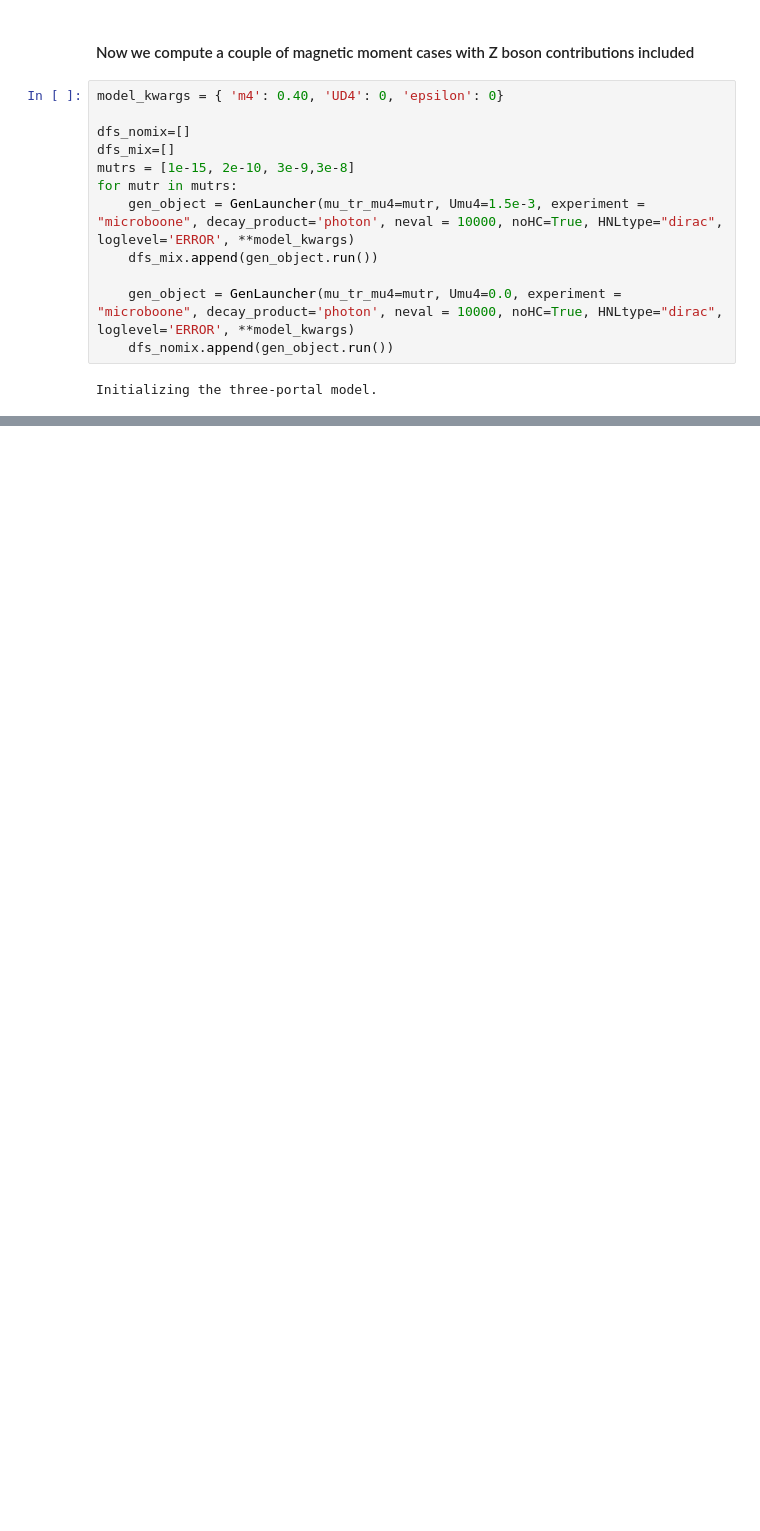
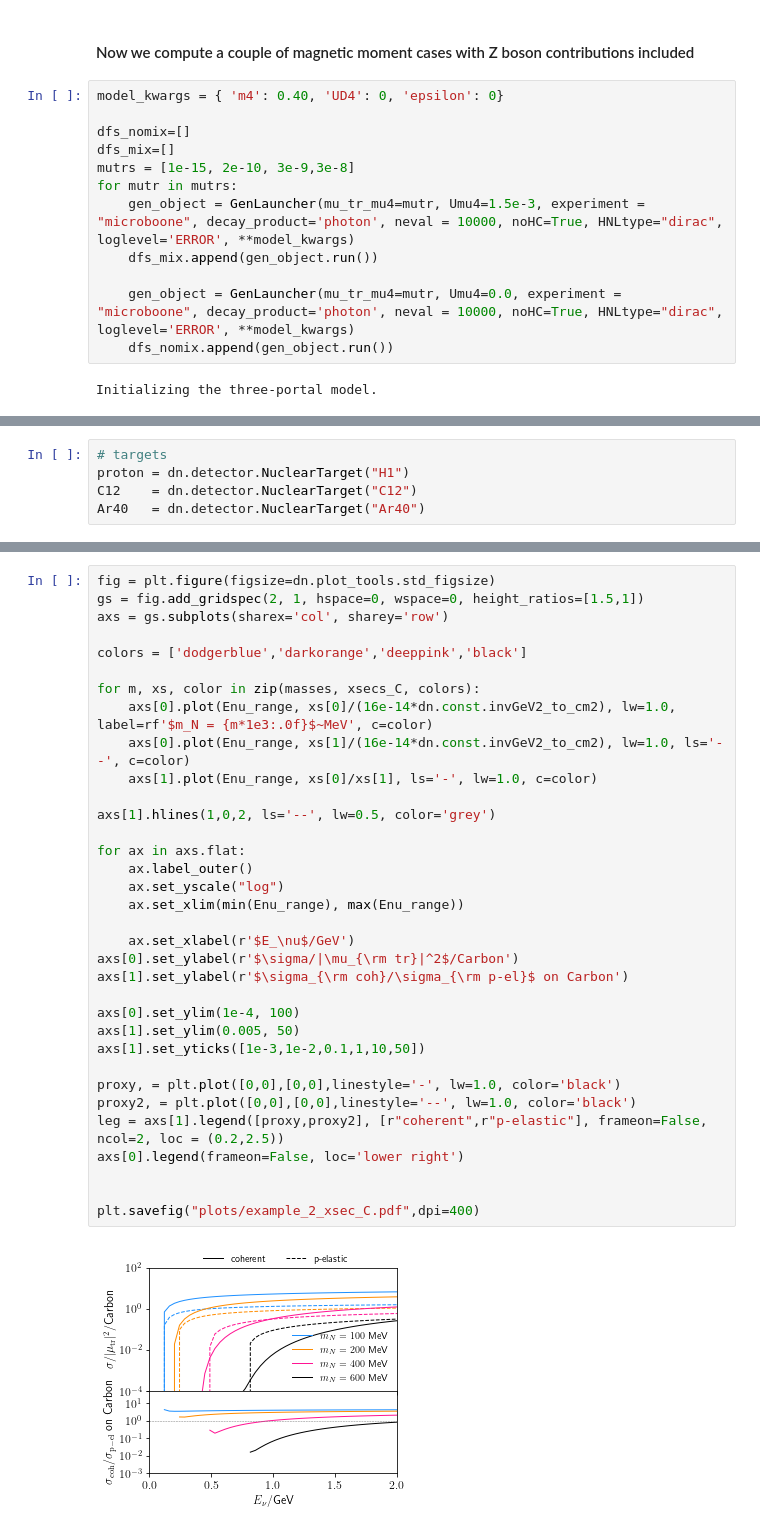
Before and after one commit to mhostert/DarkNews-generator, a Jupyter notebook: examples/Example_2_TMM.ipynb, the cells around one changed output, grey strips where cells are left out. Saved outputs shown, nothing was run; the diff lists cells and outputs as text; blank space fills up the shorter version.

```diff
--- a/examples/Example_2_TMM.ipynb
+++ b/examples/Example_2_TMM.ipynb
@@ -137,0 +139,5 @@ dn.plot_tools.std_savefig(fig,'plots/TMM_and_mixing.pdf')
+# %%
+# targets
+proton = dn.detector.NuclearTarget("H1")
+C12    = dn.detector.NuclearTarget("C12")
+Ar40   = dn.detector.NuclearTarget("Ar40")
@@ -137,0 +170,36 @@ dn.plot_tools.std_savefig(fig,'plots/TMM_and_mixing.pdf')
+# %%
+fig = plt.figure(figsize=dn.plot_tools.std_figsize)
+gs = fig.add_gridspec(2, 1, hspace=0, wspace=0, height_ratios=[1.5,1])
+axs = gs.subplots(sharex='col', sharey='row')
+
+colors = ['dodgerblue','darkorange','deeppink','black']
+
+for m, xs, color in zip(masses, xsecs_C, colors):
+    axs[0].plot(Enu_range, xs[0]/(16e-14*dn.const.invGeV2_to_cm2), lw=1.0, label=rf'$m_N = {m*1e3:.0f}$~MeV', c=color)
+    axs[0].plot(Enu_range, xs[1]/(16e-14*dn.const.invGeV2_to_cm2), lw=1.0, ls='--', c=color)
+    axs[1].plot(Enu_range, xs[0]/xs[1], ls='-', lw=1.0, c=color)
+
+axs[1].hlines(1,0,2, ls='--', lw=0.5, color='grey')
+
+for ax in axs.flat:
+    ax.label_outer()
+    ax.set_yscale("log")
+    ax.set_xlim(min(Enu_range), max(Enu_range))
+
+    ax.set_xlabel(r'$E_\nu$/GeV')
+axs[0].set_ylabel(r'$\sigma/|\mu_{\rm tr}|^2$/Carbon')
+axs[1].set_ylabel(r'$\sigma_{\rm coh}/\sigma_{\rm p-el}$ on Carbon')
+
+axs[0].set_ylim(1e-4, 100)
+axs[1].set_ylim(0.005, 50)
+axs[1].set_yticks([1e-3,1e-2,0.1,1,10,50])
+
+proxy, = plt.plot([0,0],[0,0],linestyle='-', lw=1.0, color='black')
+proxy2, = plt.plot([0,0],[0,0],linestyle='--', lw=1.0, color='black')
+leg = axs[1].legend([proxy,proxy2], [r"coherent",r"p-elastic"], frameon=False, ncol=2, loc = (0.2,2.5))
+axs[0].legend(frameon=False, loc='lower right')
+
+
+plt.savefig("plots/example_2_xsec_C.pdf",dpi=400)
+# %% [output]
+[figure, added]
```
Also changed, not shown: parts of 11 cells of this notebook, 8 other files.
